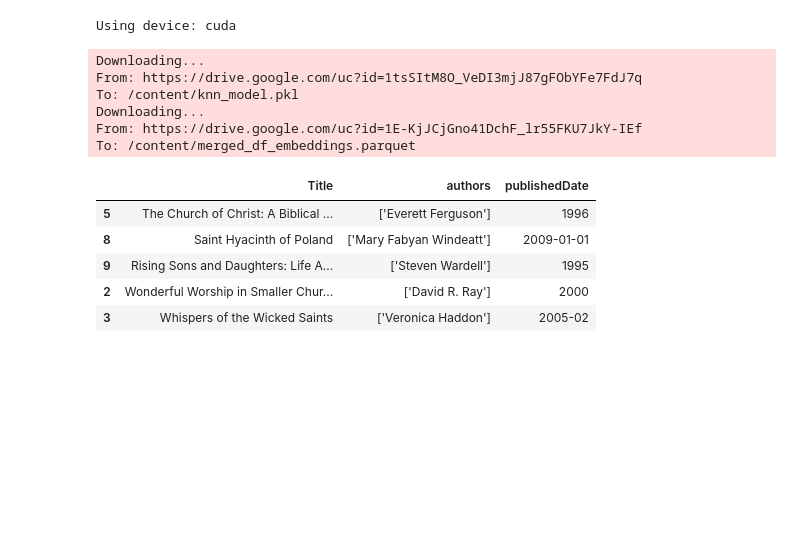
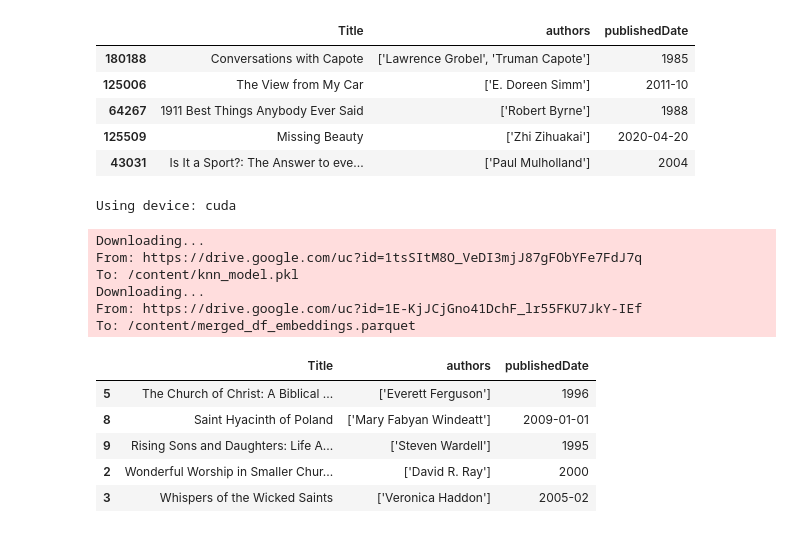
Before and after one commit to jsebastianquiroga/PUJ_NLP_IA, a Jupyter notebook: proyecto/inferences.ipynb, the cells around one changed output. Cells and saved outputs as stored; diff of their text form; code cells hidden in the pictures; blank space fills up the shorter version.

```diff
--- a/proyecto/inferences.ipynb
+++ b/proyecto/inferences.ipynb
@@ -114,3 +155,12 @@ ImportError: ignored
+# %%
+recommend_books('i want to read something of soccer, love and sex')
+# %% [output]
+|  | Title | authors | publishedDate |
+| 180188 | Conversations with Capote | ['Lawrence Grobel', 'Truman Capote'] | 1985 |
+| 125006 | The View from My Car | ['E. Doreen Simm'] | 2011-10 |
+| 64267 | 1911 Best Things Anybody Ever Said | ['Robert Byrne'] | 1988 |
+| 125509 | Missing Beauty | ['Zhi Zihuakai'] | 2020-04-20 |
+| 43031 | Is It a Sport?: The Answer to eve... | ['Paul Mulholland'] | 2004 |
 # %%
 import torch
 from transformers import BertTokenizer, BertModel
```
Also changed, not shown: parts of 6 cells of this notebook.
